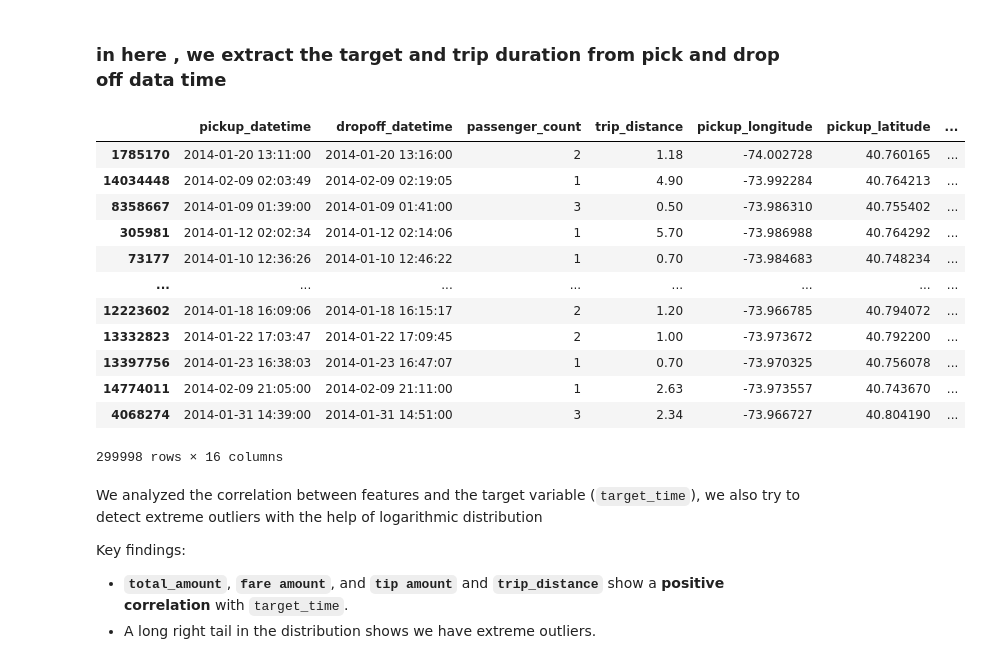
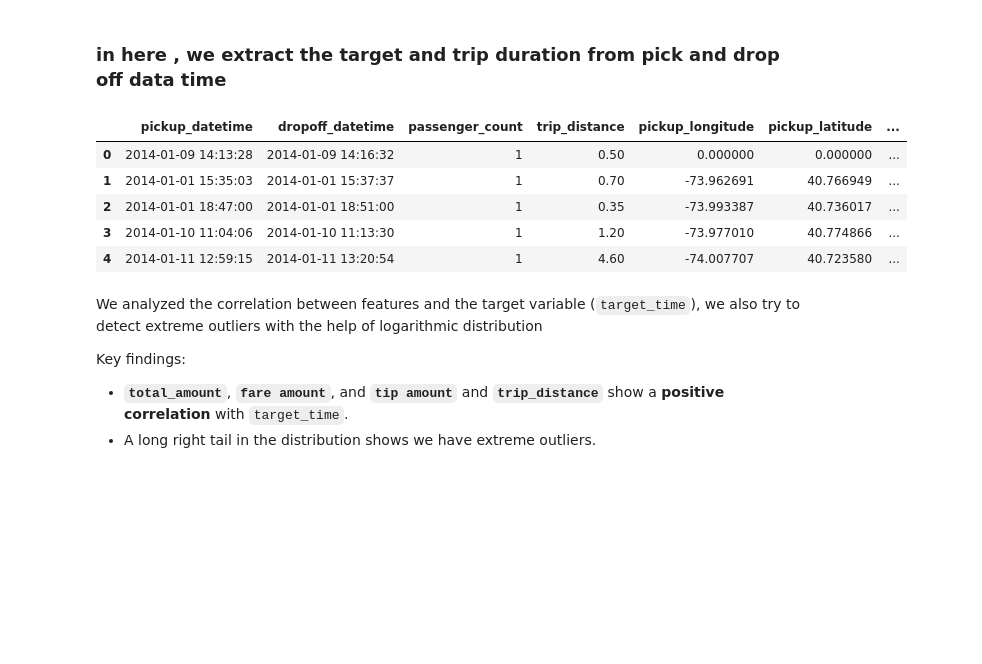
Before and after one commit to Esmaeil-Mashhadi/NewYork_Taxi_Travel_Prediction, a Jupyter notebook: main.ipynb, the cells around one changed output. Cells and saved outputs as stored; diff of their text form; code cells hidden in the pictures; blank space fills up the shorter version.

```diff
--- a/main.ipynb
+++ b/main.ipynb
@@ -6,6 +6,7 @@ import matplotlib.pyplot as plt
 import numpy as np
 import seaborn as sns
 # %%
-total_data = pd.read_csv('./data/nyc_taxi_data_2014.csv' , low_memory=False )
+nyc_data = pd.read_csv('./data/nyc_taxi_data_2014.csv' , low_memory=False)
-# %%
-nyc_data = total_data.sample(frac=0.02)# due to lack of computational resource is just pick limited rows (14m rows total)
+# %%
+nyc_data = nyc_data.sample(frac=.01).reset_index(drop=True)
+nyc_data
@@ -42,22 +57,15 @@ nyc_df['dropoff_datetime'] = pd.to_datetime(nyc_df['dropoff_datetime'])
 ### in here , we extract the target and trip duration from pick and drop off data time
 # %%
 trip_duration = nyc_df['dropoff_datetime'] - nyc_df['pickup_datetime']
-nyc_df['target_time'] = pd.to_timedelta(trip_duration).dt.total_seconds()
-nyc_df
+nyc_df['target_time(s)'] = pd.to_timedelta(trip_duration).dt.total_seconds()
+nyc_df.head()
 # %% [output]
 |  | pickup_datetime | dropoff_datetime | passenger_count | trip_distance | pickup_longitude | pickup_latitude | ... |
-| 1785170 | 2014-01-20 13:11:00 | 2014-01-20 13:16:00 | 2 | 1.18 | -74.002728 | 40.760165 | ... |
-| 14034448 | 2014-02-09 02:03:49 | 2014-02-09 02:19:05 | 1 | 4.90 | -73.992284 | 40.764213 | ... |
-| 8358667 | 2014-01-09 01:39:00 | 2014-01-09 01:41:00 | 3 | 0.50 | -73.986310 | 40.755402 | ... |
-| 305981 | 2014-01-12 02:02:34 | 2014-01-12 02:14:06 | 1 | 5.70 | -73.986988 | 40.764292 | ... |
-| 73177 | 2014-01-10 12:36:26 | 2014-01-10 12:46:22 | 1 | 0.70 | -73.984683 | 40.748234 | ... |
-| ... | ... | ... | ... | ... | ... | ... | ... |
-| 12223602 | 2014-01-18 16:09:06 | 2014-01-18 16:15:17 | 2 | 1.20 | -73.966785 | 40.794072 | ... |
-| 13332823 | 2014-01-22 17:03:47 | 2014-01-22 17:09:45 | 2 | 1.00 | -73.973672 | 40.792200 | ... |
-| 13397756 | 2014-01-23 16:38:03 | 2014-01-23 16:47:07 | 1 | 0.70 | -73.970325 | 40.756078 | ... |
-| 14774011 | 2014-02-09 21:05:00 | 2014-02-09 21:11:00 | 1 | 2.63 | -73.973557 | 40.743670 | ... |
-| 4068274 | 2014-01-31 14:39:00 | 2014-01-31 14:51:00 | 3 | 2.34 | -73.966727 | 40.804190 | ... |
+| 0 | 2014-01-09 14:13:28 | 2014-01-09 14:16:32 | 1 | 0.50 | 0.000000 | 0.000000 | ... |
+| 1 | 2014-01-01 15:35:03 | 2014-01-01 15:37:37 | 1 | 0.70 | -73.962691 | 40.766949 | ... |
+| 2 | 2014-01-01 18:47:00 | 2014-01-01 18:51:00 | 1 | 0.35 | -73.993387 | 40.736017 | ... |
+| 3 | 2014-01-10 11:04:06 | 2014-01-10 11:13:30 | 1 | 1.20 | -73.977010 | 40.774866 | ... |
+| 4 | 2014-01-11 12:59:15 | 2014-01-11 13:20:54 | 1 | 4.60 | -74.007707 | 40.723580 | ... |
-299998 rows × 16 columns
 # %% [markdown]
 We analyzed the correlation between features and the target variable (`target_time`), we also try to detect extreme outliers with the help of logarithmic distribution
 
```
Also changed, not shown: parts of 29 cells of this notebook.
